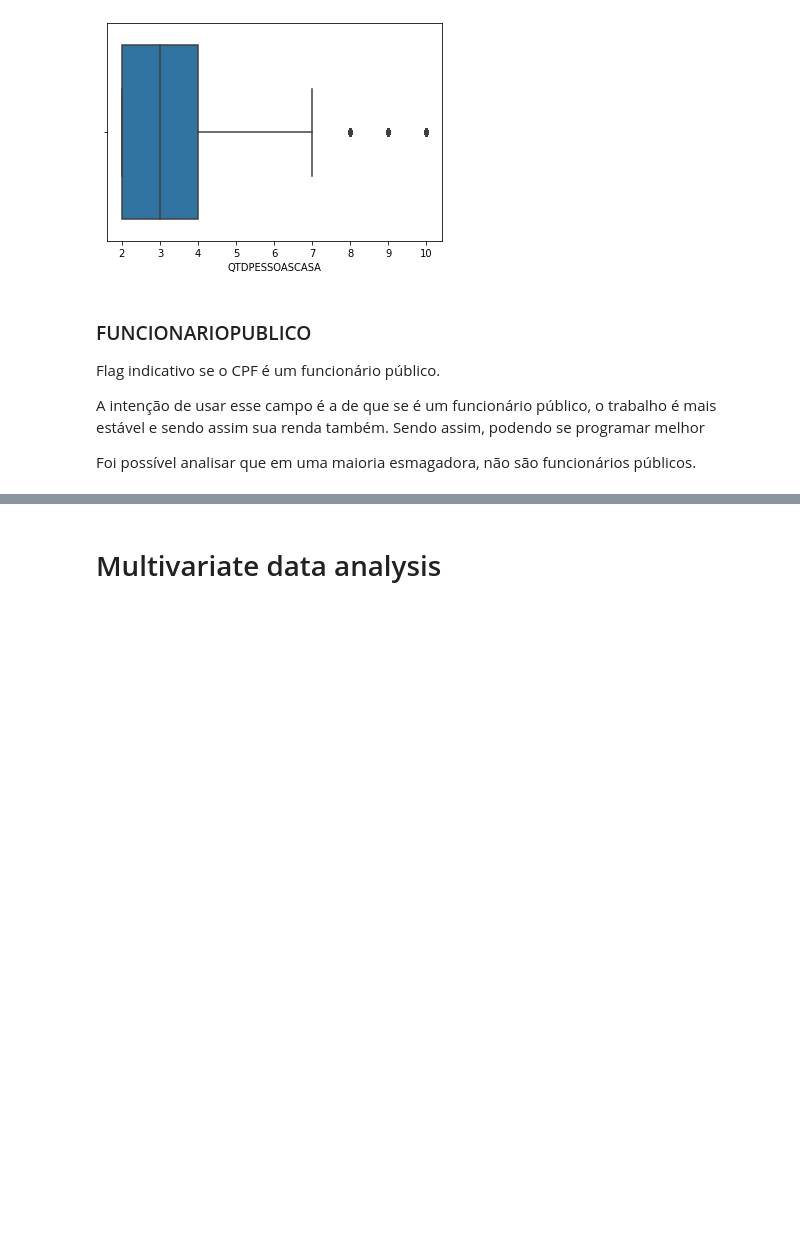
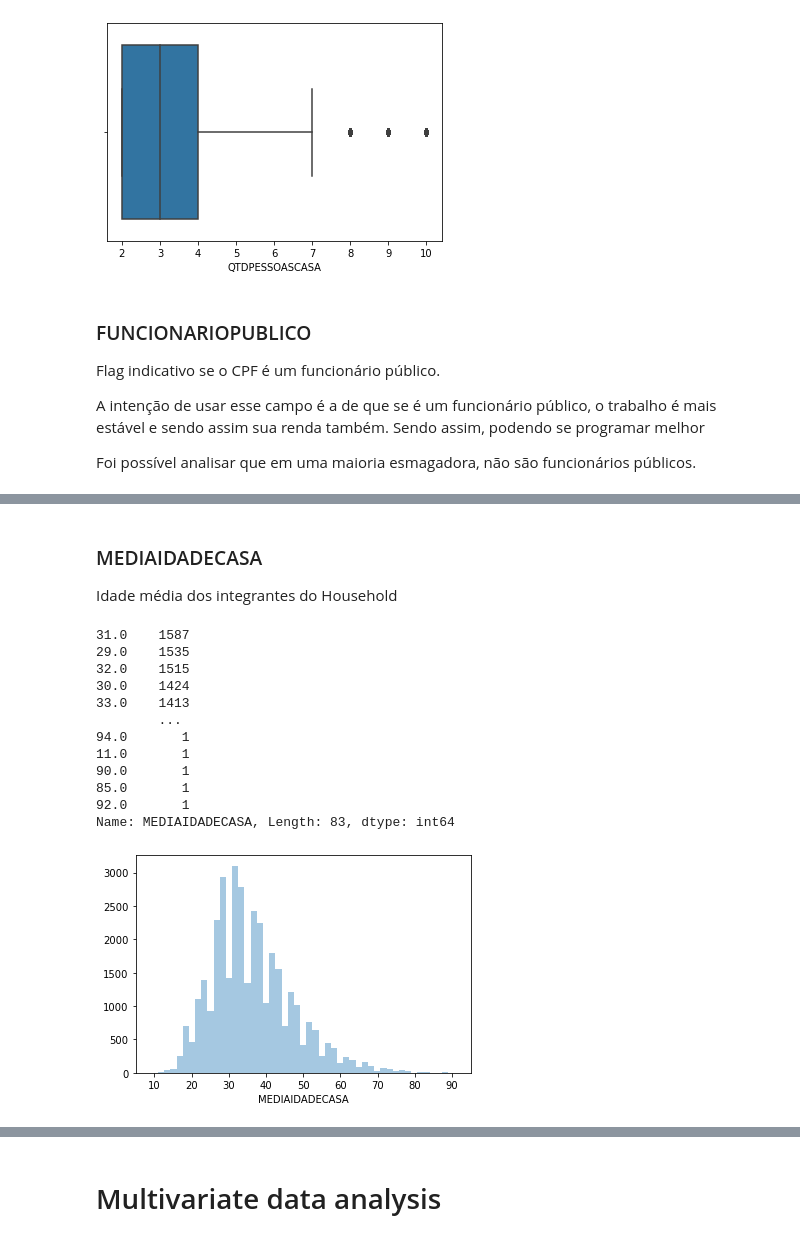
Before and after one commit to ednakatani/Data-Science, a Jupyter notebook: DS_project.ipynb, the cells around one changed output, grey strips where cells are left out. Drawn from its saved outputs; the diff is of its cells as text; code cells hidden in the pictures; blank space fills up the shorter version.

```diff
--- a/DS_project.ipynb
+++ b/DS_project.ipynb
@@ -237,0 +235,23 @@ sns.countplot(df_train['FUNCIONARIOPUBLICO'])
+# %% [markdown]
+### MEDIAIDADECASA
+
+Idade média dos integrantes do Household
+# %%
+#sns.boxplot(df_train['MEDIAIDADECASA'])
+sns.distplot(df_train['MEDIAIDADECASA'], kde=False)
+plt.xlim(5, 95)
+df_train['MEDIAIDADECASA'].value_counts(ascending=True)
+# %% [output]
+31.0    1587
+29.0    1535
+32.0    1515
+30.0    1424
+33.0    1413
+        ...
+94.0       1
+11.0       1
+90.0       1
+85.0       1
+92.0       1
+Name: MEDIAIDADECASA, Length: 83, dtype: int64
+[figure, added]
```
Also changed, not shown: parts of 17 cells of this notebook.
